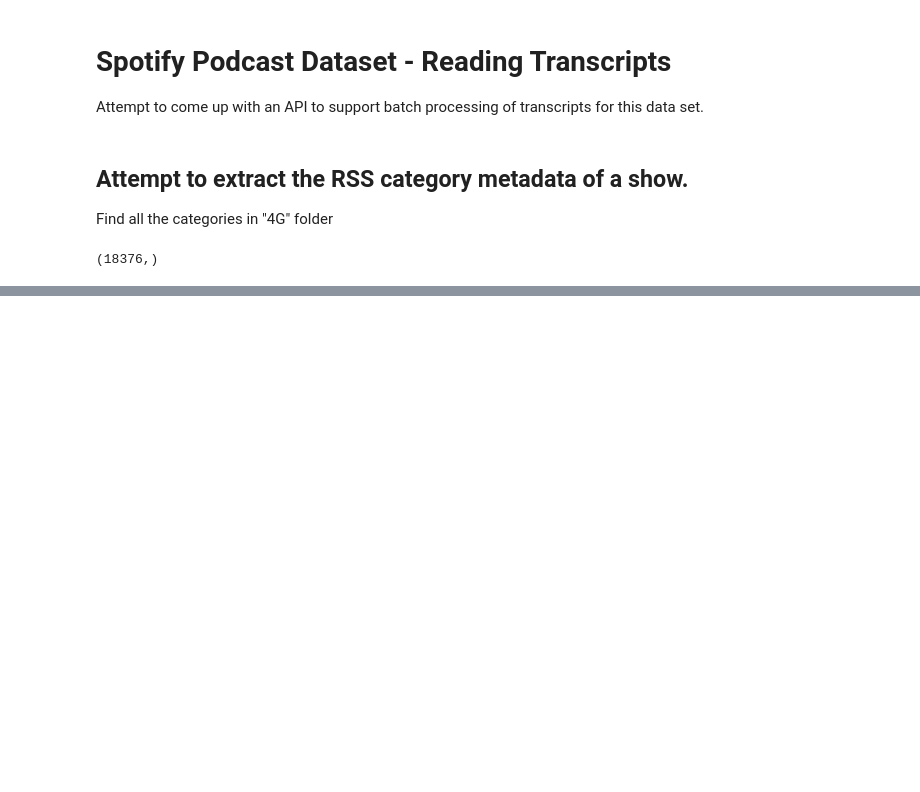
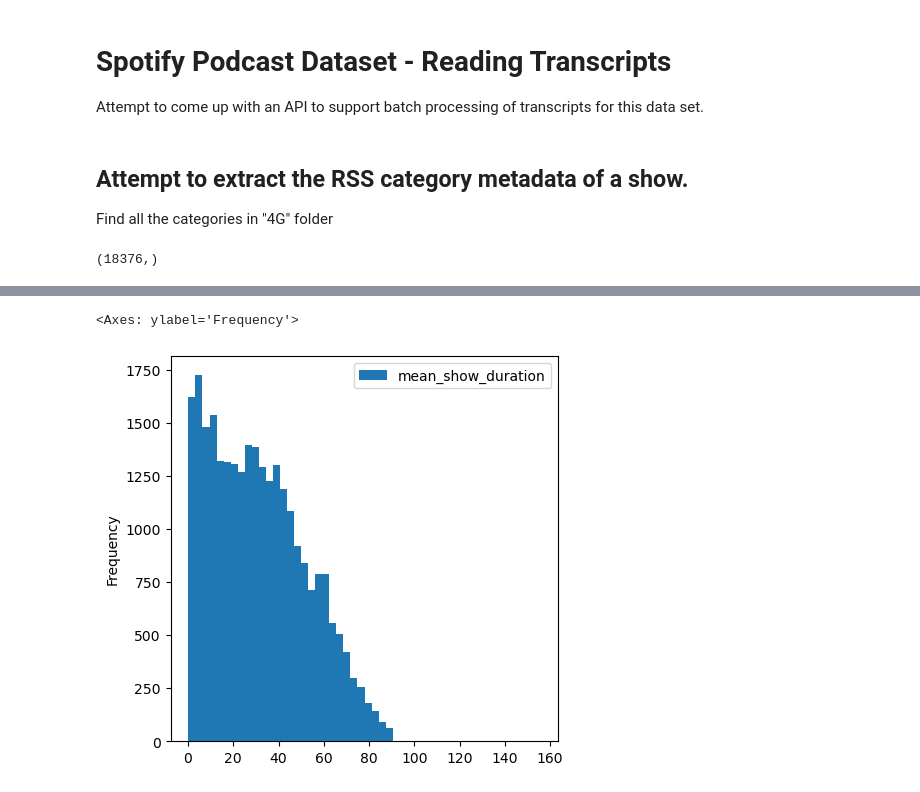
Before and after one commit to scaperothian/spotify-podcast-viz, a Jupyter notebook: SpotifyPodcasts_PodcastCategory.ipynb, the cells around one changed output, grey strips where cells are left out. Saved outputs shown, nothing was run; the diff lists cells and outputs as text; code cells hidden in the pictures; blank space fills up the shorter version.

```diff
--- a/SpotifyPodcasts_PodcastCategory.ipynb
+++ b/SpotifyPodcasts_PodcastCategory.ipynb
@@ -109,0 +162,6 @@ cats_df.head()
+# %%
+cats_df = cats_df.merge(duration_df, on='show_filename_prefix', how='left')
+cats_df['top_5'] = cats_df['category'].isin(top_5_values)
+cats_df['bottom_5'] = cats_df['category'].isin(bottom_5_values)
+print(cats_df.shape)
+cats_df.head(10)
@@ -109,0 +181,5 @@ cats_df.head()
+# %%
+cats_df.plot.hist(y='mean_show_duration',bins=50)
+# %% [output]
+<Axes: ylabel='Frequency'>
+[figure, added]
```
Also changed, not shown: parts of 23 cells of this notebook, 1 other file.
